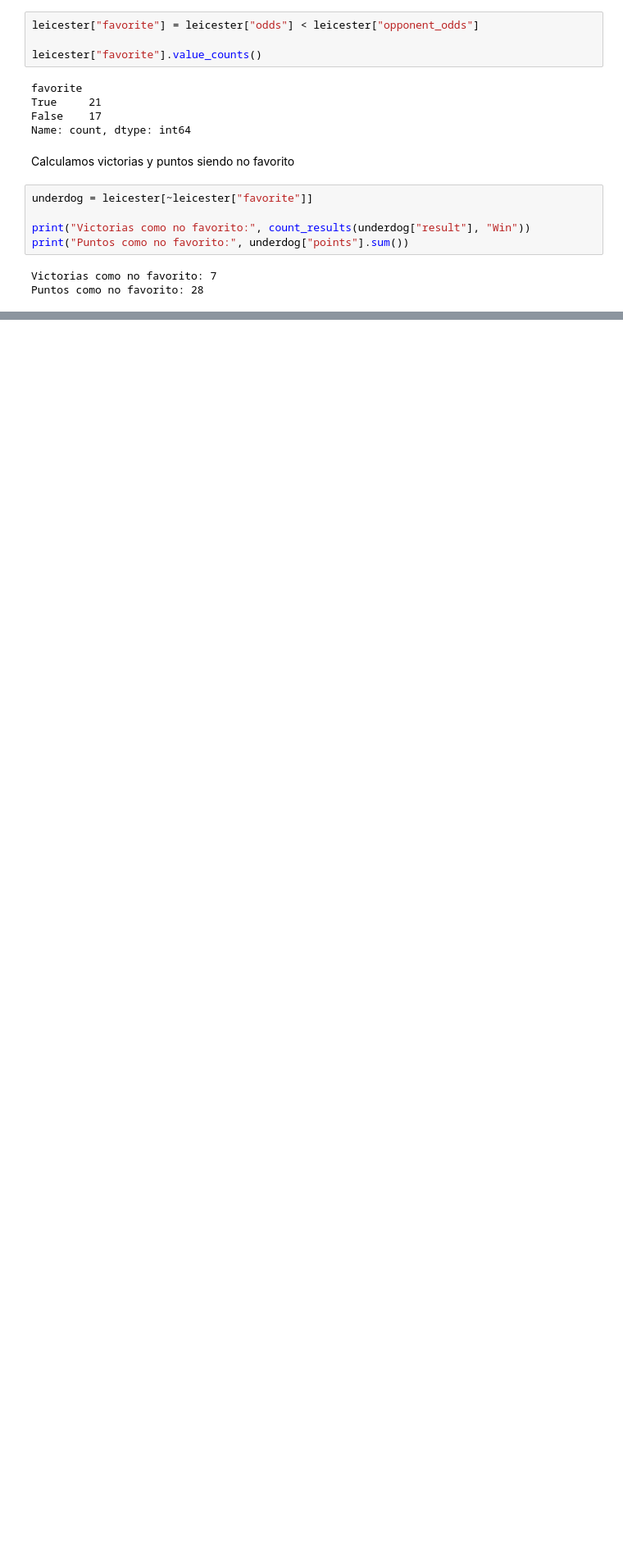
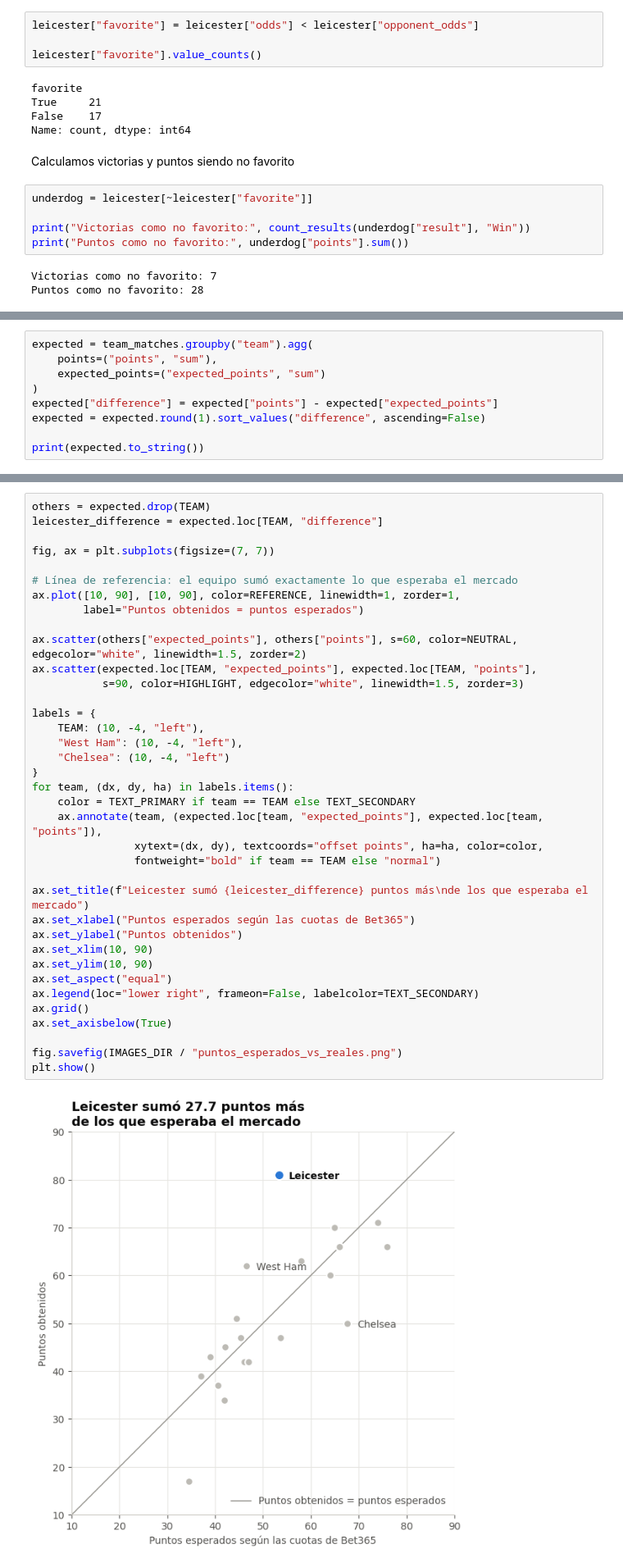
Before and after one commit to FrancoJarc/leicester-city-2015-16, a Jupyter notebook: notebooks/analysis.ipynb, the cells around one changed output, grey strips where cells are left out. Shown at 82% size. Saved outputs shown, nothing was run; the diff lists cells and outputs as text; blank space fills up the shorter version.

Commit message:
feat: puntos esperados según cuotas y evolución de la temporada y más graficos

```diff
--- a/notebooks/analysis.ipynb
+++ b/notebooks/analysis.ipynb
@@ -760,0 +809,9 @@ Puntos como no favorito: 28
+# %%
+expected = team_matches.groupby("team").agg(
+    points=("points", "sum"),
+    expected_points=("expected_points", "sum")
+)
+expected["difference"] = expected["points"] - expected["expected_points"]
+expected = expected.round(1).sort_values("difference", ascending=False)
+
+print(expected.to_string())
@@ -760,0 +836,39 @@ Puntos como no favorito: 28
+# %%
+others = expected.drop(TEAM)
+leicester_difference = expected.loc[TEAM, "difference"]
+
+fig, ax = plt.subplots(figsize=(7, 7))
+
+# Línea de referencia: el equipo sumó exactamente lo que esperaba el mercado
+ax.plot([10, 90], [10, 90], color=REFERENCE, linewidth=1, zorder=1,
+        label="Puntos obtenidos = puntos esperados")
+
+ax.scatter(others["expected_points"], others["points"], s=60, color=NEUTRAL, edgecolor="white", linewidth=1.5, zorder=2)
+ax.scatter(expected.loc[TEAM, "expected_points"], expected.loc[TEAM, "points"],
+           s=90, color=HIGHLIGHT, edgecolor="white", linewidth=1.5, zorder=3)
+
+labels = {
+    TEAM: (10, -4, "left"),
+    "West Ham": (10, -4, "left"),
+    "Chelsea": (10, -4, "left")
+}
+for team, (dx, dy, ha) in labels.items():
+    color = TEXT_PRIMARY if team == TEAM else TEXT_SECONDARY
+    ax.annotate(team, (expected.loc[team, "expected_points"], expected.loc[team, "points"]),
+                xytext=(dx, dy), textcoords="offset points", ha=ha, color=color,
+                fontweight="bold" if team == TEAM else "normal")
+
+ax.set_title(f"Leicester sumó {leicester_difference} puntos más\nde los que esperaba el mercado")
+ax.set_xlabel("Puntos esperados según las cuotas de Bet365")
+ax.set_ylabel("Puntos obtenidos")
+ax.set_xlim(10, 90)
+ax.set_ylim(10, 90)
+ax.set_aspect("equal")
+ax.legend(loc="lower right", frameon=False, labelcolor=TEXT_SECONDARY)
+ax.grid()
+ax.set_axisbelow(True)
+
+fig.savefig(IMAGES_DIR / "puntos_esperados_vs_reales.png")
+plt.show()
+# %% [output]
+[figure, added]
```
Also changed, not shown: parts of 24 cells of this notebook, 3 other files.
